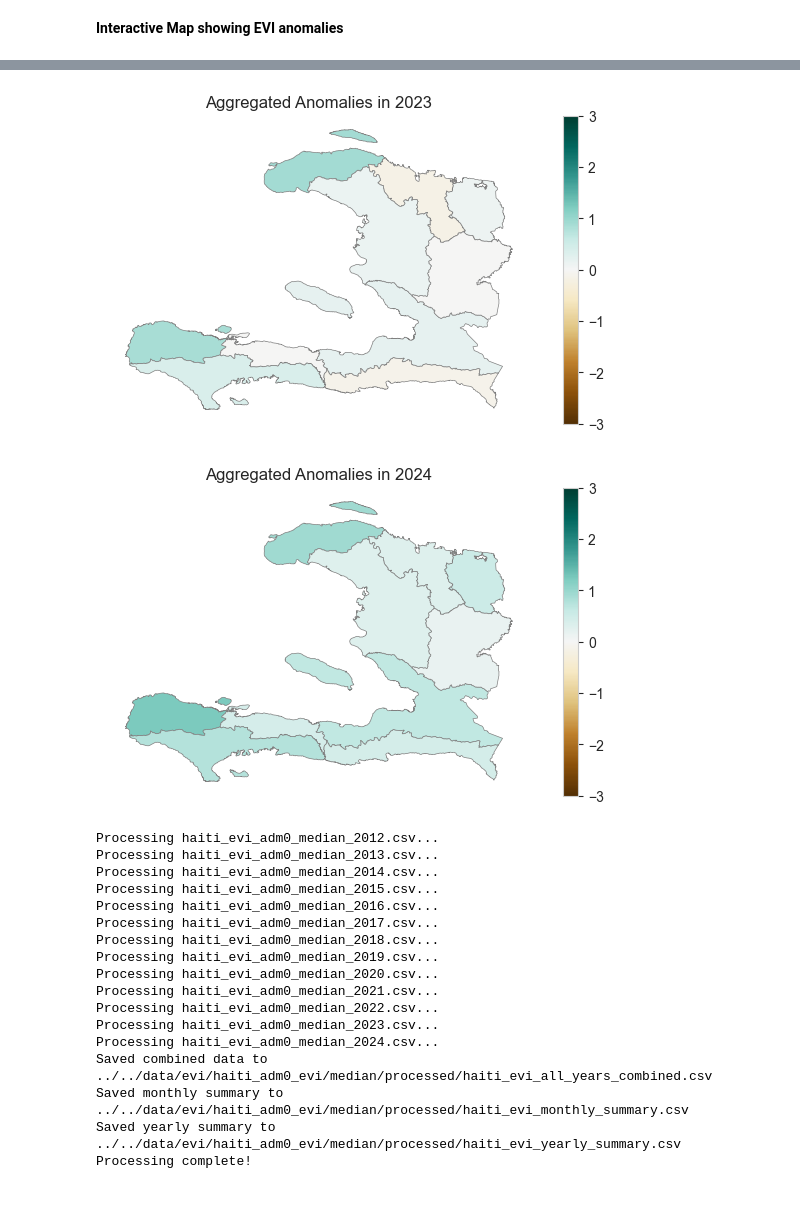
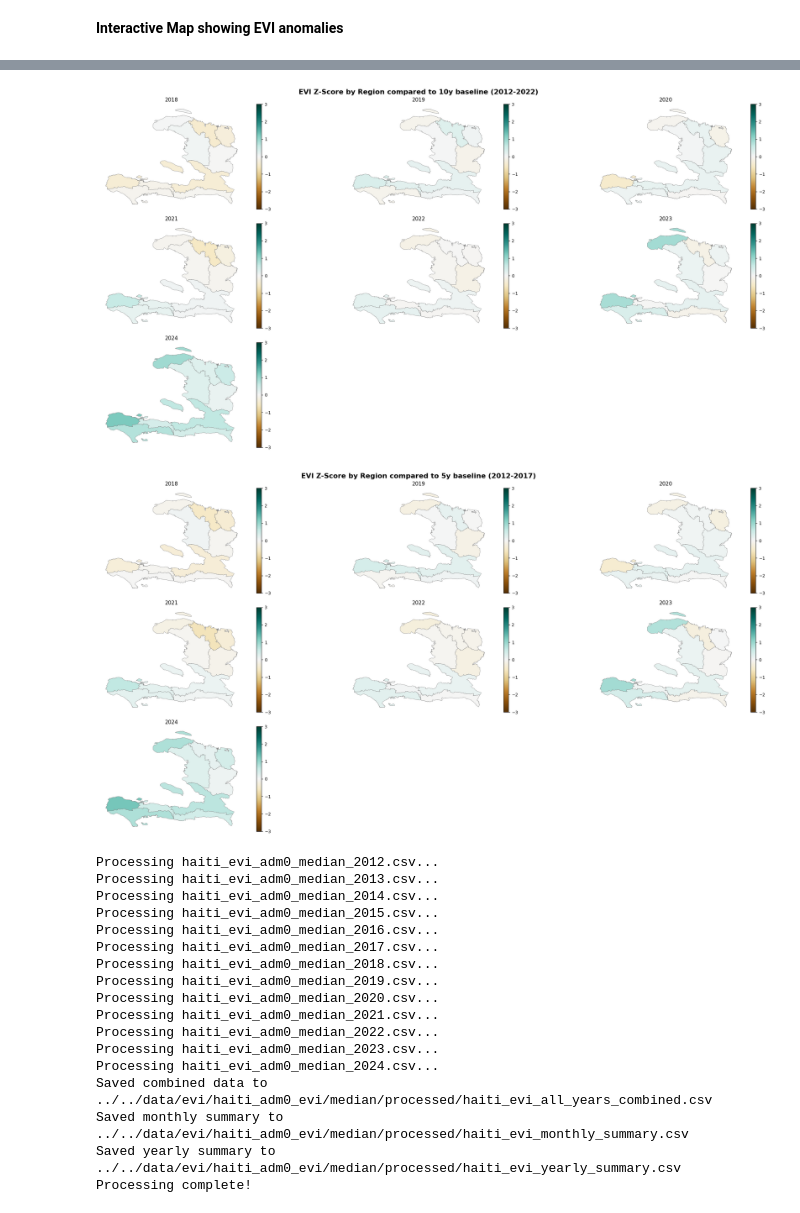
Before and after one commit to worldbank/haiti-agriculture-analytics, a Jupyter notebook: notebooks/agriculture/crop-productivity copy.ipynb, the cells around one changed output, grey strips where cells are left out. Cells and saved outputs as stored; diff of their text form; code cells hidden in the pictures.

```diff
--- a/notebooks/agriculture/crop-productivity copy.ipynb
+++ b/notebooks/agriculture/crop-productivity copy.ipynb
@@ -392,7 +445,7 @@ def export_to_gcs(image, bucket_name, gcs_file_name, region=haiti_geometry):
     # Create the GCS export task
     export_task = ee.batch.Export.image.toCloudStorage(
         image=image,
-        #description='Haiti_EVI_Difference_2024',
+        description=gcs_file_name,
         bucket=bucket_name,
         fileNamePrefix=gcs_file_name,
         scale=250,
@@ -662,7 +777,7 @@ m = folium.Map(
 dest_crs = "EPSG:4326"
 
 # Add each year's EVI anomaly data as a separate layer
-for year in range(2023, 2025):
+for year in range(2018, 2025):
     # Construct the file path - adjust the filename pattern to match your data
     file_path = join(data_dir, f"evi_zscore_{year}.tif")
 
@@ -800,14 +1136,24 @@ def plot_zscore_map(gdf, stat='mean', title='EVI Z-Score by Region'):
     return fig
-# %%
-# Example usage
-zscore_gdf = aggregate_zscores('../../docs/images/agriculture/evi_zscore_2023.tif', hti_adm1)
-fig = plot_zscore_map(zscore_gdf,  title = 'Aggregated Anomalies in 2023')
-
-zscore_gdf = aggregate_zscores('../../docs/images/agriculture/evi_zscore_2024.tif', hti_adm1)
-fig = plot_zscore_map(zscore_gdf,  title = 'Aggregated Anomalies in 2024')
-# %% [output]
-[figure, removed]
-[figure, removed]
+# %%
+# Example usage
+
+zscore_gdfs = []
+
+for year in range(2018, 2025):
+    zscore_gdf = aggregate_zscores(f'../../docs/images/agriculture/evi_zscore_{year}.tif', hti_adm1)
+    zscore_gdfs.append(zscore_gdf)
+fig = plot_zscore_maps(zscore_gdfs, titles = [2018,2019,2020,2021,2022,2023,2024], main_title='EVI Z-Score by Region compared to 10y baseline (2012-2022)')
+# %% [output]
+[figure, added]
+# %%
+zscore_gdfs_5y = []
+
+for year in range(2018, 2025):
+    zscore_gdf = aggregate_zscores(f'../../docs/images/agriculture/evi_zscore_5y_{year}.tif', hti_adm1)
+    zscore_gdfs_5y.append(zscore_gdf)
+fig = plot_zscore_maps(zscore_gdfs_5y, titles = [2018,2019,2020,2021,2022,2023,2024], main_title='EVI Z-Score by Region compared to 5y baseline (2012-2017)')
+# %% [output]
+[figure, added]
 # %%
 # Filter to reduce data volume (e.g., just get one composite per month)
 for year in range(2012, 2025):
```
Also changed, not shown: parts of 24 cells of this notebook.
